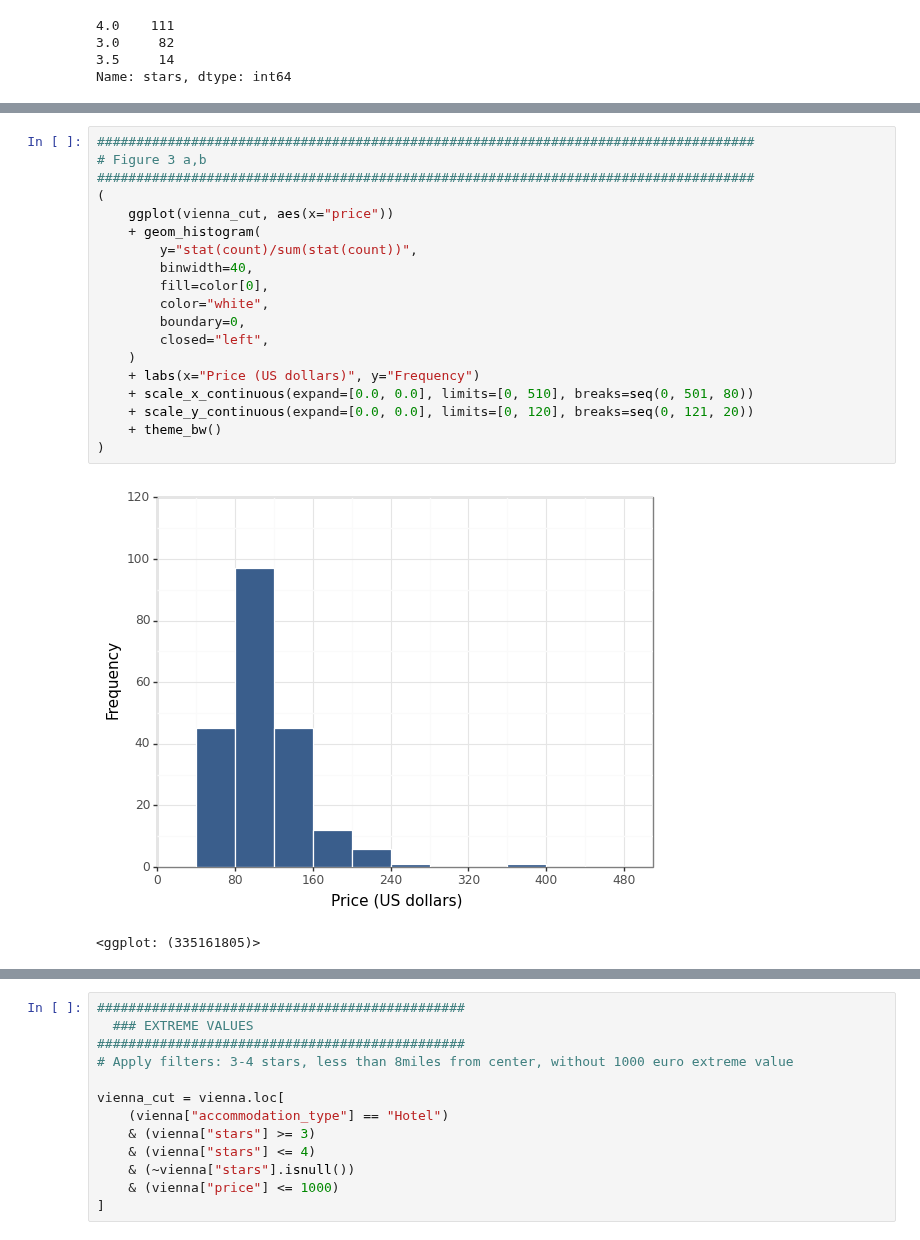
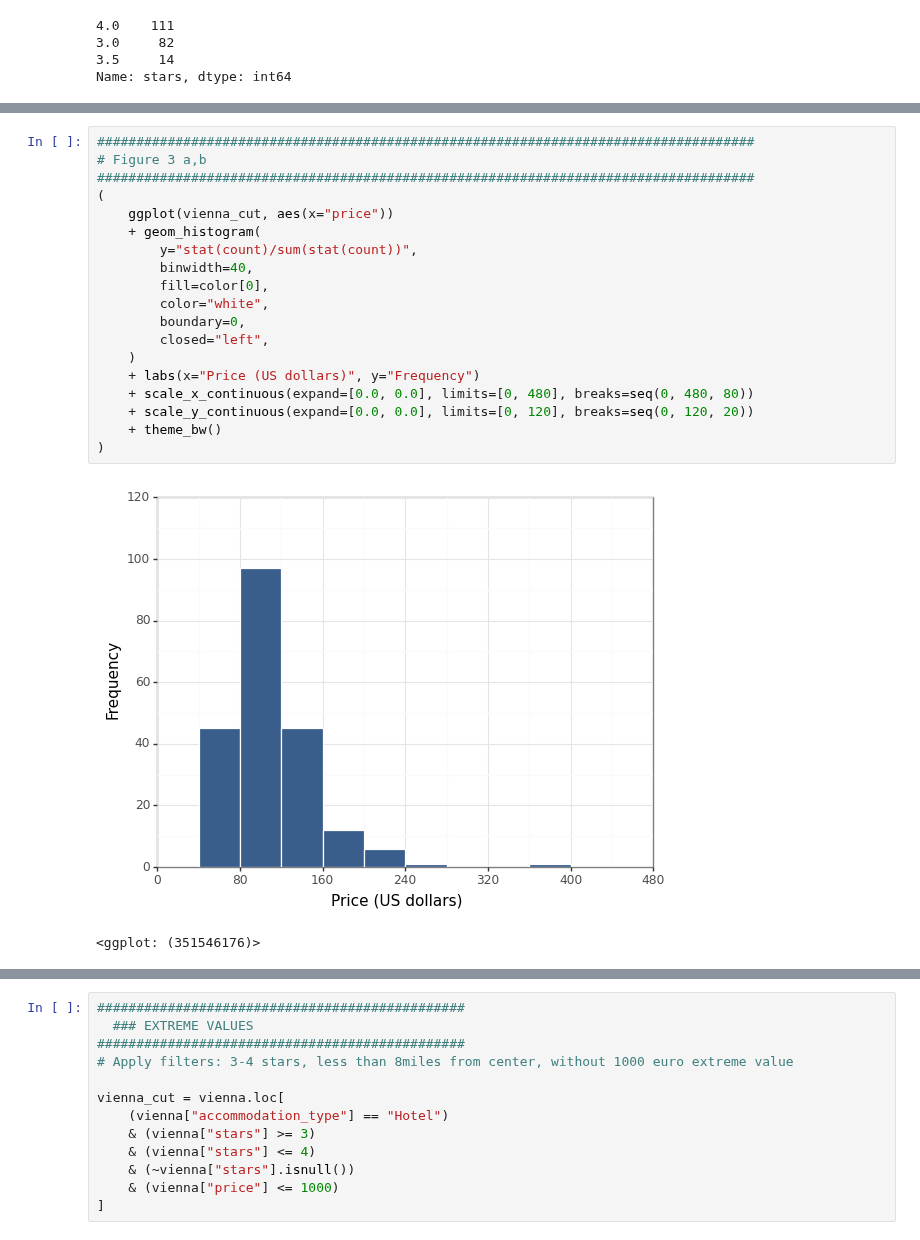
Before and after one commit to gabors-data-analysis/da_case_studies, a Jupyter notebook: ch03-hotels-vienna-explore/ch03-hotels-vienna-explore.ipynb, the cells around one changed output, grey strips where cells are left out. Drawn from its saved outputs; the diff is of its cells as text.

```diff
--- a/ch03-hotels-vienna-explore/ch03-hotels-vienna-explore.ipynb
+++ b/ch03-hotels-vienna-explore/ch03-hotels-vienna-explore.ipynb
@@ -187,25 +187,25 @@ Name: stars, dtype: int64
 # %%
 ####################################################################################
 # Figure 3 a,b
 ####################################################################################
 (
     ggplot(vienna_cut, aes(x="price"))
     + geom_histogram(
         y="stat(count)/sum(stat(count))",
         binwidth=40,
         fill=color[0],
         color="white",
         boundary=0,
         closed="left",
     )
     + labs(x="Price (US dollars)", y="Frequency")
-    + scale_x_continuous(expand=[0.0, 0.0], limits=[0, 510], breaks=seq(0, 501, 80))
-    + scale_y_continuous(expand=[0.0, 0.0], limits=[0, 120], breaks=seq(0, 121, 20))
+    + scale_x_continuous(expand=[0.0, 0.0], limits=[0, 480], breaks=seq(0, 480, 80))
+    + scale_y_continuous(expand=[0.0, 0.0], limits=[0, 120], breaks=seq(0, 120, 20))
     + theme_bw()
 )
 # %% [output]
-[figure, old version]
+[figure, new version]
-<ggplot: (335161805)>
+<ggplot: (351546176)>
 # %%
 (
     ggplot(vienna_cut, aes(x="price"))
```
Also changed, not shown: parts of 8 cells of this notebook.
